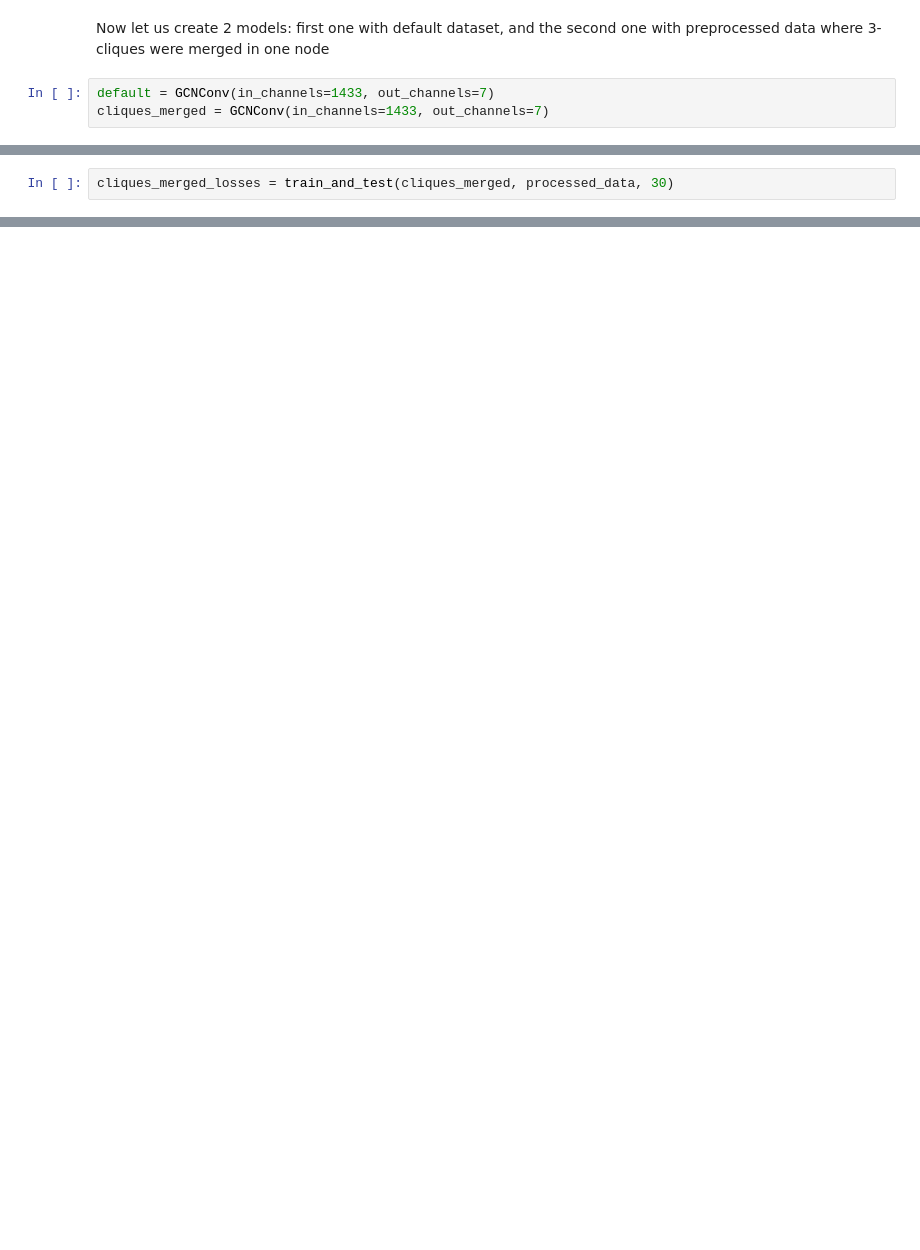
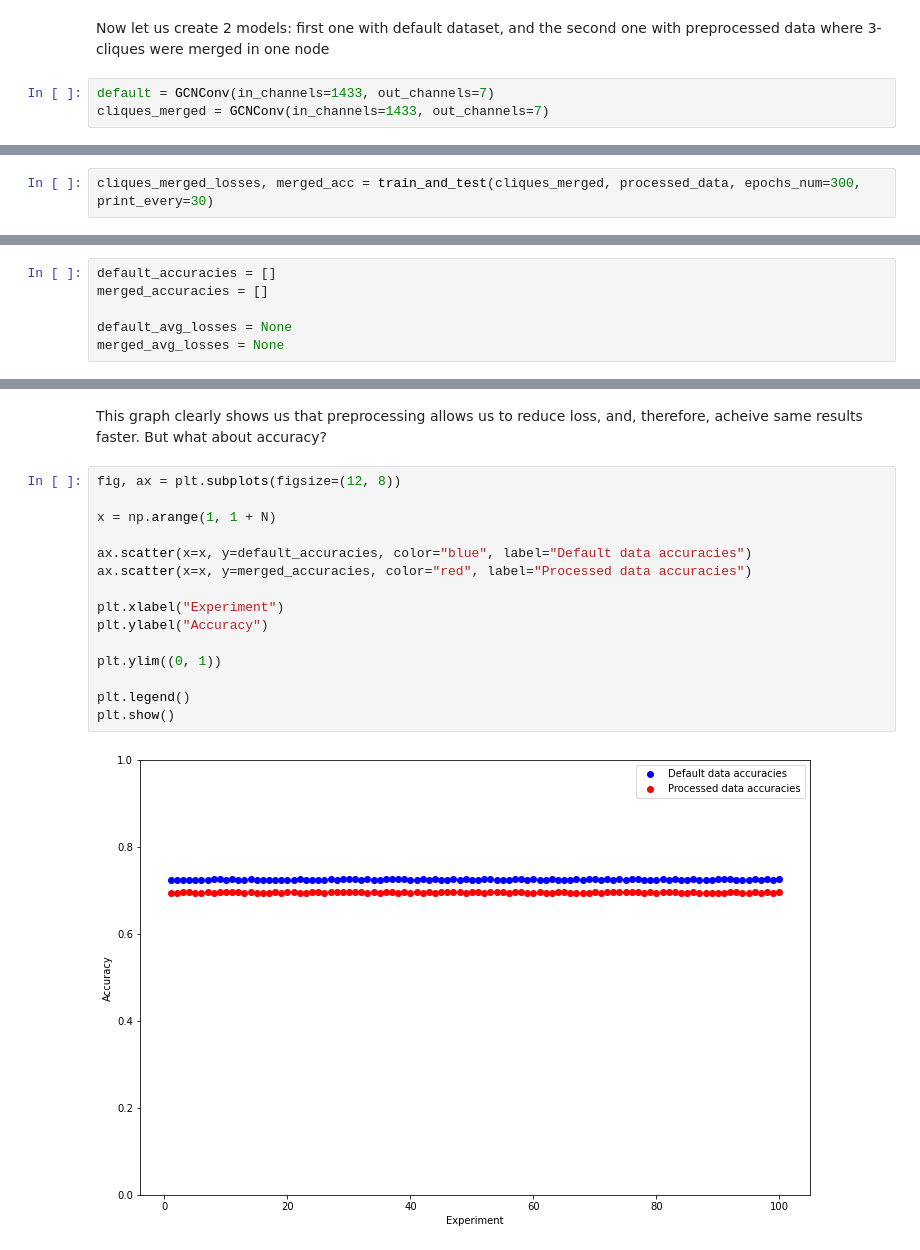
Before and after one commit to NChechulin/GNN-project, a Jupyter notebook: experiments/3clique/3clique_merge.ipynb, the cells around one changed output, grey strips where cells are left out. Drawn from its saved outputs; the diff is of its cells as text; blank space fills up the shorter version.

```diff
--- a/experiments/3clique/3clique_merge.ipynb
+++ b/experiments/3clique/3clique_merge.ipynb
@@ -468,2 +507,2 @@ default_losses = train_and_test(default, data, 30)
 # %%
-cliques_merged_losses = train_and_test(cliques_merged, processed_data, 30)
+cliques_merged_losses, merged_acc = train_and_test(cliques_merged, processed_data, epochs_num=300, print_every=30)
@@ -501,0 +551,6 @@ data
+# %%
+default_accuracies = []
+merged_accuracies = []
+
+default_avg_losses = None
+merged_avg_losses = None
@@ -501,0 +622,19 @@ data
+# %% [markdown]
+This graph clearly shows us that preprocessing allows us to reduce loss, and, therefore, acheive same results faster. But what about accuracy?
+# %%
+fig, ax = plt.subplots(figsize=(12, 8))
+
+x = np.arange(1, 1 + N)
+
+ax.scatter(x=x, y=default_accuracies, color="blue", label="Default data accuracies")
+ax.scatter(x=x, y=merged_accuracies, color="red", label="Processed data accuracies")
+
+plt.xlabel("Experiment")
+plt.ylabel("Accuracy")
+
+plt.ylim((0, 1))
+
+plt.legend()
+plt.show()
+# %% [output]
+[figure, added]
```
Also changed, not shown: parts of 18 cells of this notebook.
